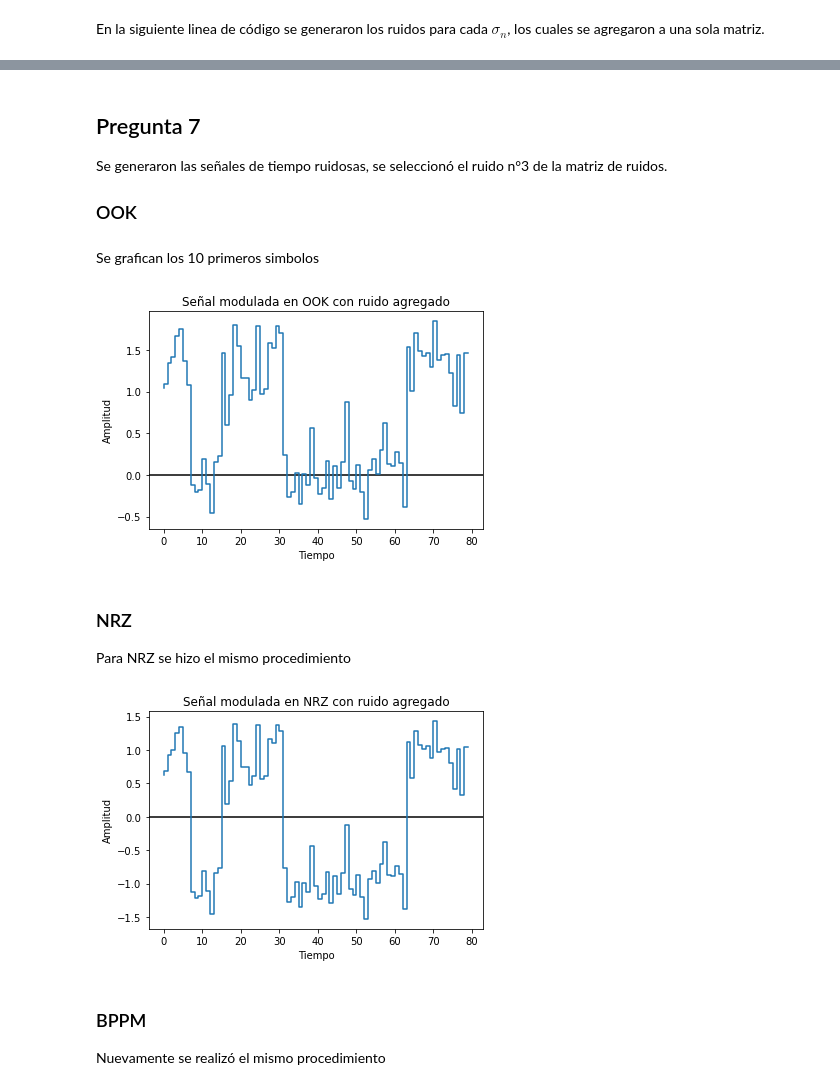
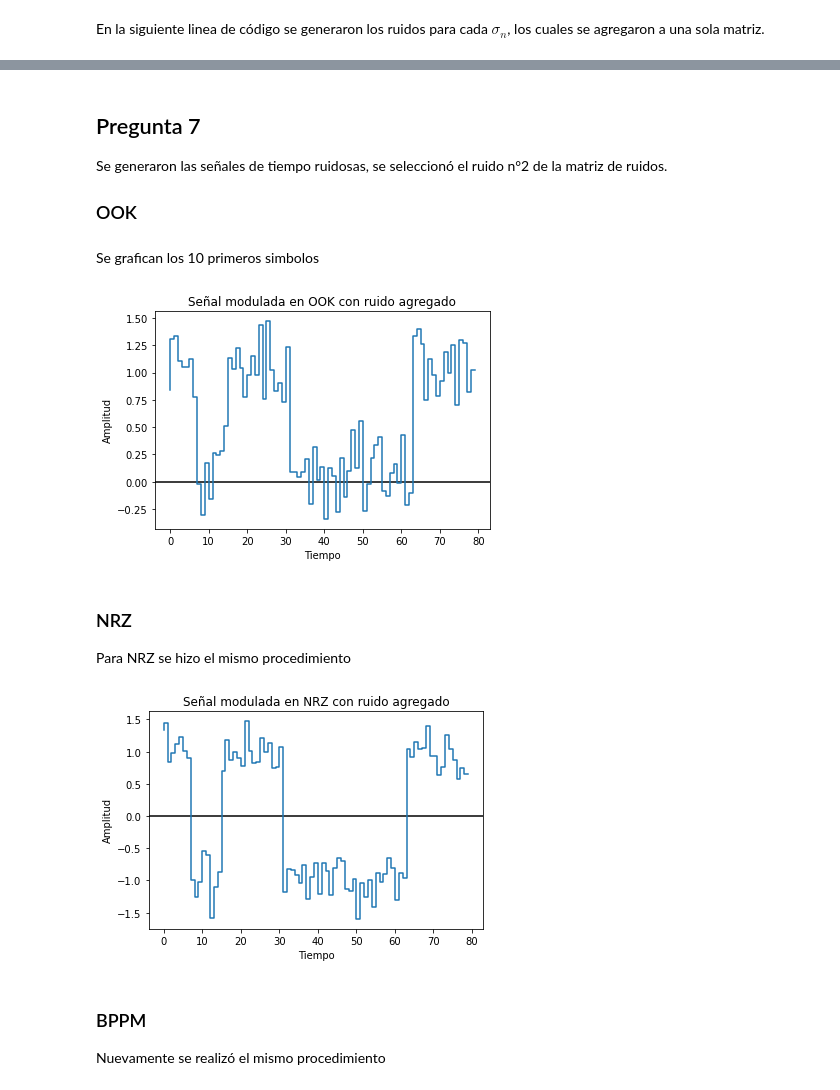
Before and after one commit to JoaquinPBarrientos/Prueba-2-ICOM, a Jupyter notebook: Prueba-2-ICOM.ipynb, the cells around one changed output, grey strips where cells are left out. Drawn from its saved outputs; the diff is of its cells as text; code cells hidden in the pictures.

```diff
--- a/Prueba-2-ICOM.ipynb
+++ b/Prueba-2-ICOM.ipynb
@@ -238,11 +242,11 @@ for i in range(len(bits)):
 # %% [markdown]
 Nuevamente para graficar se convirtió en un solo vector:
 # %%
-bppm_vector = []
+bppm_vector_escalado = []
 
-for i in range(len(bppm)):
-    for q in range(len(bppm[i])):
-        bppm_vector.append(bppm[i][q])
+for i in range(len(bppm_escalado)):
+    for q in range(len(bppm_escalado[i])):
+        bppm_vector_escalado.append(bppm_escalado[i][q])
 # %% [markdown]
 Se graficó las primeras 200 muestras a continuación:
 # %%
@@ -260,12 +264,10 @@ Se escogen 5 valores para la relación señal a ruido $\frac{E_{b}}{N_{o}}_{dB}$
 EbNodb = [1.0,4.0,7.0,9.0,10.0]
 # %% [markdown]
 Se definieron los sigmas para cada $\frac{E_{b}}{N_{o}}$.
-# %%
-sigma = []
-
-for i in range(len(EbNodb)):
-    EbNo = 10**((EbNodb[i]/10))
-    sigma.append(np.sqrt(1/EbNo))
+# %%
+sigma = []
+No = [Eb/10**(i/10) for i in EbNodb]
+sigma = [(i/2)**(1/2) for i in No ]
 # %% [markdown]
 En la siguiente linea de código se generaron los ruidos para cada $\sigma_{n}$, los cuales se agregaron a una sola matriz.
 # %%
@@ -288,24 +290,24 @@ array([[-1.61721529, -0.23470275,  0.49089943, ...,  1.04997786,
 # %% [markdown]
 ## Pregunta 7
 
-Se generaron las señales de tiempo ruidosas, se seleccionó el ruido n°3 de la matriz de ruidos.
+Se generaron las señales de tiempo ruidosas, se seleccionó el ruido n°2 de la matriz de ruidos.
 
 ### OOK
 # %%
-ook_noise_vector = []
-for i in  range(len(ook_vector)):
-    ook_noise_vector.append(ook_vector[i] + ruidos[3][i])
+ook_noise_vectors = np.zeros((5,8*N))
+for i in  range(len(ook_noise_vectors)):
+    ook_noise_vectors[i] = ook_vector + ruidos[i]
 # %% [markdown]
 Se grafican los 10 primeros simbolos
 # %%
 plt.title("Señal modulada en OOK con ruido agregado")
 plt.ylabel("Amplitud")
 plt.xlabel("Tiempo")
 plt.axhline(y=0, color='k')
-plt.step(range(len(ook_noise_vector[:80])),ook_noise_vector[:80])
+plt.step(range(len(ook_noise_vectors[4][:80])),ook_noise_vectors[4][:80])
 plt.show()
 # %% [output]
-[figure, old version]
+[figure, new version]
 # %% [markdown]
 ### NRZ
 Para NRZ se hizo el mismo procedimiento
@@ -318,10 +320,10 @@ plt.title("Señal modulada en NRZ con ruido agregado")
 plt.ylabel("Amplitud")
 plt.xlabel("Tiempo")
 plt.axhline(y=0, color='k')
-plt.step(range(len(nrz_noise_vector[:80])),nrz_noise_vector[:80])
+plt.step(range(len(nrz_noise_vectors[3][:80])),nrz_noise_vectors[3][:80])
 plt.show()
 # %% [output]
-[figure, old version]
+[figure, new version]
 # %% [markdown]
 ### BPPM
 Nuevamente se realizó el mismo procedimiento
```
Also changed, not shown: parts of 32 cells of this notebook.
